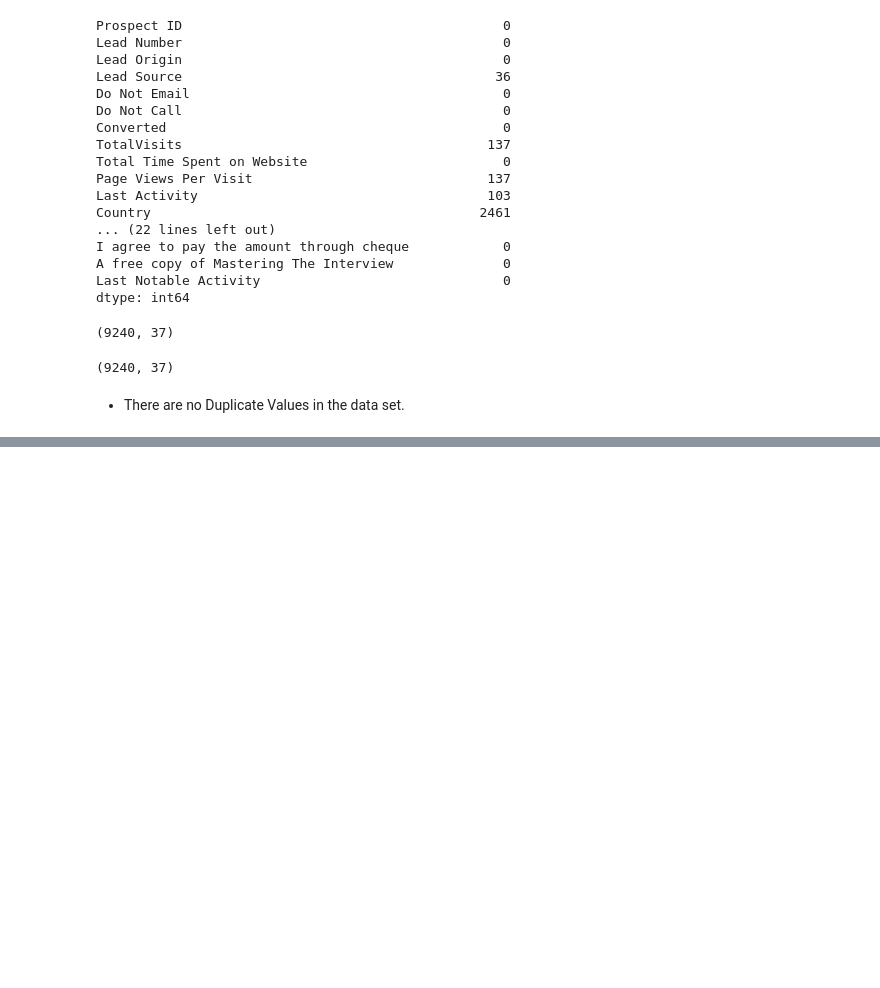
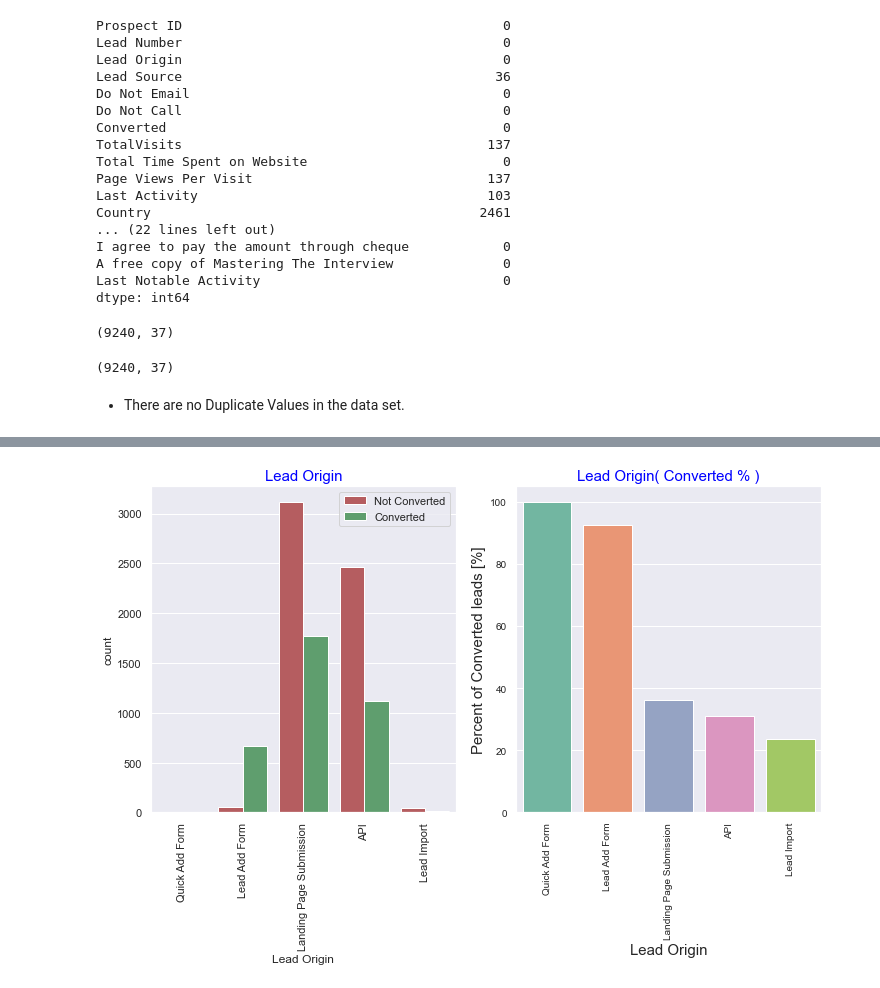
Before and after one commit to JUPUDI-VAMSI-KALYAN/Lead-Scoring-CaseStudy-Upgrad, a Jupyter notebook: Lead-Scoring-Assignment.ipynb, the cells around one changed output, grey strips where cells are left out. Cells and saved outputs as stored; diff of their text form; code cells hidden in the pictures; blank space fills up the shorter version.

```diff
--- a/Lead-Scoring-Assignment.ipynb
+++ b/Lead-Scoring-Assignment.ipynb
@@ -94,0 +165,2 @@ copy_data.shape
+# %%
+data[['Specialization', 'How did you hear about X Education', 'Lead Profile', 'City']] = data[['Specialization', 'How did you hear about X Education', 'Lead Profile', 'City']].replace('Select', np.nan)
@@ -94,0 +417,34 @@ copy_data.shape
+# %%
+# Creating a function for univarient Analysis
+def feature_univarient_Analysis(feature,label_rotation=False,horizontal_layout=True):
+    perc = data[[feature, 'Converted']].groupby([feature],as_index=False).mean()
+    perc["Converted"] = perc["Converted"]*100
+    perc.sort_values(by='Converted', ascending=False, inplace=True)
+
+    if(horizontal_layout):
+        fig, (ax1, ax2) = plt.subplots(ncols=2, figsize=(12,6))
+    else:
+        fig, (ax1, ax2) = plt.subplots(nrows=2, figsize=(20,24))
+    sns.set_palette("Set2")
+    graph = sns.countplot(ax=ax1,x = feature, data=data,hue ="Converted",order=perc[feature],palette=['r','g'])
+
+    ax1.set_title(feature, fontdict={'fontsize' : 15, 'color' : 'Blue'})
+    ax1.legend(['Not Converted','Converted'])
+
+    if(label_rotation):
+        graph.set_xticklabels(graph.get_xticklabels(),rotation=90)
+
+    graph = sns.barplot(ax=ax2, x = feature, y='Converted', order=perc[feature], data=perc,palette='Set2')
+
+    if(label_rotation):
+        graph.set_xticklabels(graph.get_xticklabels(),rotation=90)
+    plt.ylabel('Percent of Converted leads [%]', fontsize=15)
+    plt.xlabel(feature,fontsize=15)
+    plt.tick_params(axis='both', which='major', labelsize=10)
+    ax2.set_title(feature + "( Converted % )", fontdict={'fontsize' : 15, 'fontweight' : 5, 'color' : 'Blue'})
+    plt.show()
+# %%
+# UNivarient Analysis of Lead Origin
+feature_univarient_Analysis("Lead Origin",label_rotation=True)
+# %% [output]
+[figure, added]
```
Also changed, not shown: parts of 174 cells of this notebook, 1 other file.
